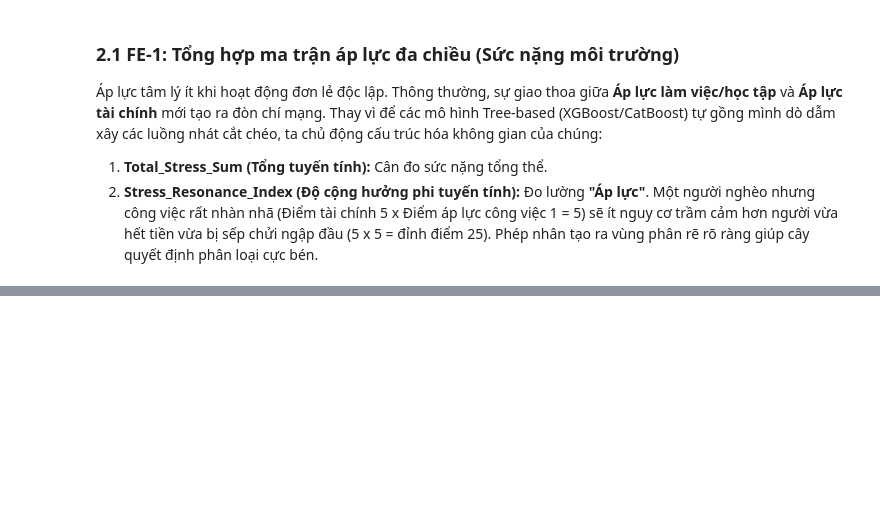
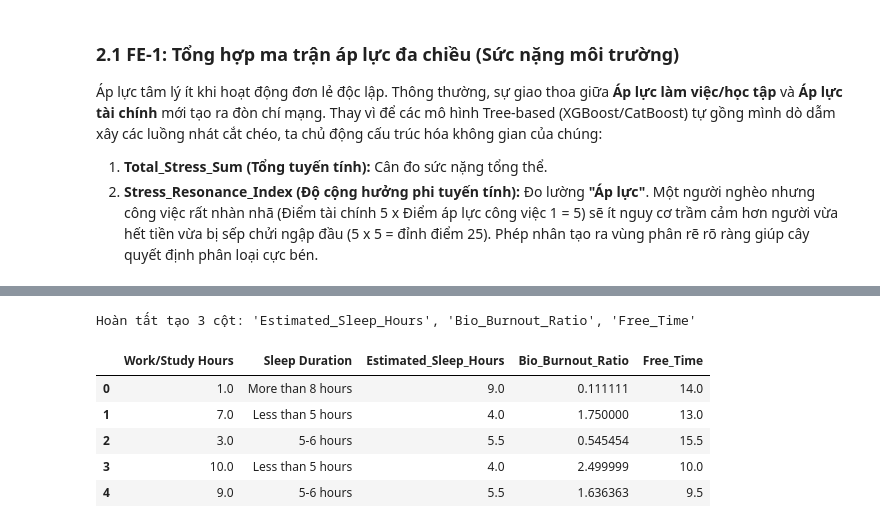
Before and after one commit to s4lt1f0l/Exploring-Mental-Health-Data, a Jupyter notebook: notebooks/02_preprocessing_fe.ipynb, the cells around one changed output, grey strips where cells are left out. Cells and saved outputs as stored; diff of their text form; code cells hidden in the pictures; blank space fills up the shorter version.

Commit message:
feat: complete feature engineer for data

```diff
--- a/notebooks/02_preprocessing_fe.ipynb
+++ b/notebooks/02_preprocessing_fe.ipynb
@@ -311,3 +331,23 @@ Số Missing trên cột Overall_Pressure trên tập Train:  29
 Áp lực tâm lý ít khi hoạt động đơn lẻ độc lập. Thông thường, sự giao thoa giữa **Áp lực làm việc/học tập** và **Áp lực tài chính** mới tạo ra đòn chí mạng. Thay vì để các mô hình Tree-based (XGBoost/CatBoost) tự gồng mình dò dẫm xây các luồng nhát cắt chéo, ta chủ động cấu trúc hóa không gian của chúng:
 1. **Total_Stress_Sum (Tổng tuyến tính):** Cân đo sức nặng tổng thể.
 2. **Stress_Resonance_Index (Độ cộng hưởng phi tuyến tính):** Đo lường **"Áp lực"**. Một người nghèo nhưng công việc rất nhàn nhã (Điểm tài chính 5 x Điểm áp lực công việc 1 = 5) sẽ ít nguy cơ trầm cảm hơn người vừa hết tiền vừa bị sếp chửi ngập đầu (5 x 5 = đỉnh điểm 25). Phép nhân tạo ra vùng phân rẽ rõ ràng giúp cây quyết định phân loại cực bén.
+# %%
+def create_stress_matrix(df):
+    '''
+        Kéo 2 nguồn gốc 'Overall_Pressure' và 'Financial Stress' chiết xuất thành Trục Tuyến Tính (sum) và Trục Phi Tuyến(Multiply)
+    '''
+    df = df.copy()
+    df['Total_Stress_Sum'] = df['Overall_Pressure'] + df['Financial Stress']
+    df['Stress_Resonance_Index'] = df['Overall_Pressure'] * df['Financial Stress']
+    return df
+
+def apply_fe_stress_matrix(X_train, X_test):
+    X_train = create_stress_matrix(X_train)
+    X_test = create_stress_matrix(X_test)
+    print(f"Tạo thành công 2 cột")
+    return X_train, X_test
+
+# ============= CHẠY HÀM =================
+X_train, X_test = apply_fe_stress_matrix(X_train, X_test)
+
+display(X_train[['Overall_Pressure', 'Financial Stress', 'Total_Stress_Sum', 'Stress_Resonance_Index']].head(5))
@@ -313,0 +368,41 @@ Số Missing trên cột Overall_Pressure trên tập Train:  29
+# %%
+def create_bio_burnout_features(df):
+    """
+        Kéo giãn quỹ thời gian, phát hiện nhóm người lao động quá mức từ cường độ làm việc so với thời gian phục phồi sinh học
+    """
+    df = df.copy()
+    sleep_mapping = {
+        'Less than 5 hours': 4.0,
+        '5-6 hours': 5.5,
+        '6-7 hours': 6.5,
+        '7-8 hours': 7.5,
+        'More than 8 hours': 9.0
+    }
+    sleep_clean = df['Sleep Duration'].str.strip().str.capitalize()
+    df['Estimated_Sleep_Hours'] = df['Sleep Duration'].map({
+        'Less than 5 hours': 4.0,
+        '5-6 hours': 5.5,
+        '6-7 hours': 6.5,
+        '7-8 hours': 7.5,
+        'More than 8 hours': 9.0
+    })
+    df['Bio_Burnout_Ratio'] = df['Work/Study Hours'] / (df['Estimated_Sleep_Hours'] + 1e-6)
+    df['Free_Time'] = 24.0 - df['Work/Study Hours'] - df['Estimated_Sleep_Hours']
+    df['Free_Time'] = df['Free_Time'].clip(lower=0.0)
+    return df
+
+def apply_fe_bio_burnout(train_data, test_data):
+    X_train = create_bio_burnout_features(train_data)
+    X_test = create_bio_burnout_features(test_data)
+    print(f"Hoàn tất tạo 3 cột: 'Estimated_Sleep_Hours', 'Bio_Burnout_Ratio', 'Free_Time'")
+    return X_train, X_test
+X_train, X_test = apply_fe_bio_burnout(X_train, X_test)
+display(X_train[['Work/Study Hours', 'Sleep Duration', 'Estimated_Sleep_Hours', 'Bio_Burnout_Ratio', 'Free_Time']].head(5))
+# %% [output]
+Hoàn tất tạo 3 cột: 'Estimated_Sleep_Hours', 'Bio_Burnout_Ratio', 'Free_Time'
+|  | Work/Study Hours | Sleep Duration | Estimated_Sleep_Hours | Bio_Burnout_Ratio | Free_Time |
+| 0 | 1.0 | More than 8 hours | 9.0 | 0.111111 | 14.0 |
+| 1 | 7.0 | Less than 5 hours | 4.0 | 1.750000 | 13.0 |
+| 2 | 3.0 | 5-6 hours | 5.5 | 0.545454 | 15.5 |
+| 3 | 10.0 | Less than 5 hours | 4.0 | 2.499999 | 10.0 |
+| 4 | 9.0 | 5-6 hours | 5.5 | 1.636363 | 9.5 |
```
Also changed, not shown: parts of 14 cells of this notebook.
